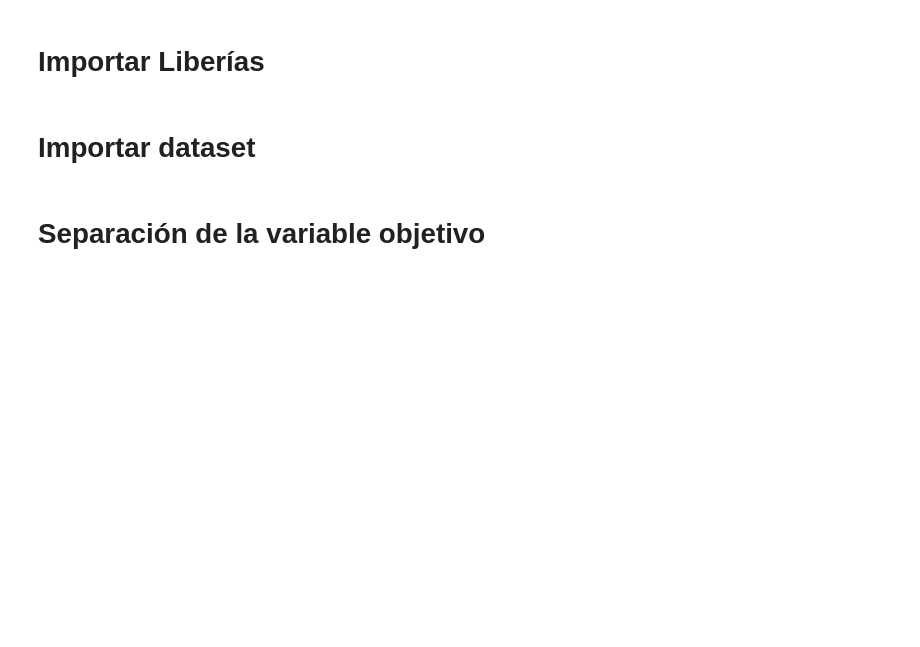
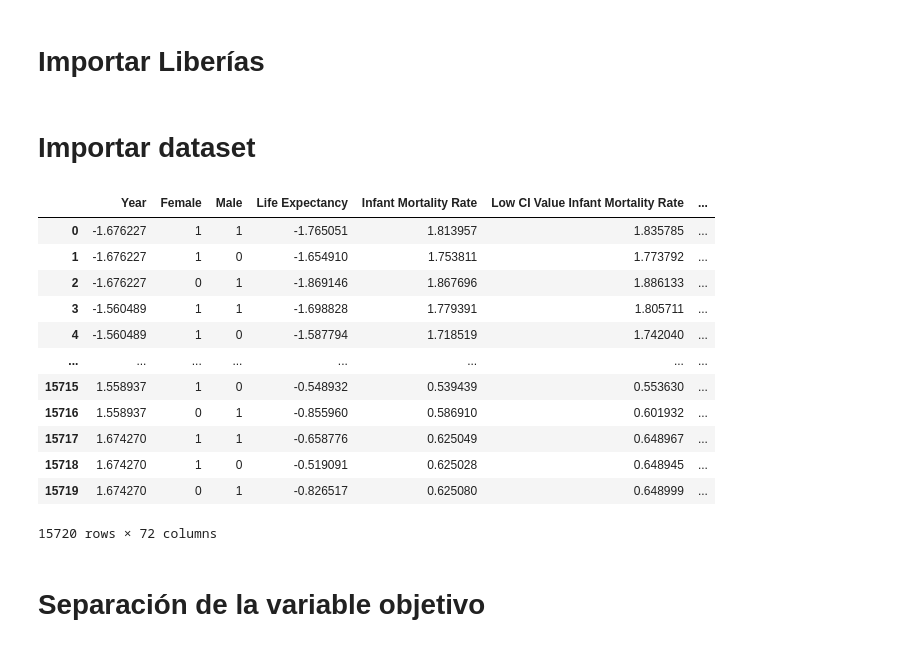
Before and after one commit to MiguelRocaGarcia/Life-Expectancy-Factors-Analysis-Using-ML, a Jupyter notebook: 3 - Models_v1.ipynb, the cells around one changed output. Drawn from its saved outputs; the diff is of its cells as text; code cells hidden in the pictures; blank space fills up the shorter version.

```diff
--- a/3 - Models_v1.ipynb
+++ b/3 - Models_v1.ipynb
@@ -30,6 +30,22 @@ from keras import backend as K
 # Importar dataset
 # %%
 df = pd.read_csv('https://raw.githubusercontent.com/MiguelRocaGarcia/DatasetTFG/master/PreprocessedDataset_v1.csv', sep=',')
+# %%
+df
+# %% [output]
+|  | Year | Female | Male | Life Expectancy | Infant Mortality Rate | Low CI Value Infant Mortality Rate | ... |
+| 0 | -1.676227 | 1 | 1 | -1.765051 | 1.813957 | 1.835785 | ... |
+| 1 | -1.676227 | 1 | 0 | -1.654910 | 1.753811 | 1.773792 | ... |
+| 2 | -1.676227 | 0 | 1 | -1.869146 | 1.867696 | 1.886133 | ... |
+| 3 | -1.560489 | 1 | 1 | -1.698828 | 1.779391 | 1.805711 | ... |
+| 4 | -1.560489 | 1 | 0 | -1.587794 | 1.718519 | 1.742040 | ... |
+| ... | ... | ... | ... | ... | ... | ... | ... |
+| 15715 | 1.558937 | 1 | 0 | -0.548932 | 0.539439 | 0.553630 | ... |
+| 15716 | 1.558937 | 0 | 1 | -0.855960 | 0.586910 | 0.601932 | ... |
+| 15717 | 1.674270 | 1 | 1 | -0.658776 | 0.625049 | 0.648967 | ... |
+| 15718 | 1.674270 | 1 | 0 | -0.519091 | 0.625028 | 0.648945 | ... |
+| 15719 | 1.674270 | 0 | 1 | -0.826517 | 0.625080 | 0.648999 | ... |
+15720 rows × 72 columns
 # %% [markdown]
 # Separación de la variable objetivo
 # %%
```
Also changed, not shown: parts of 9 cells of this notebook, 9 other files.
